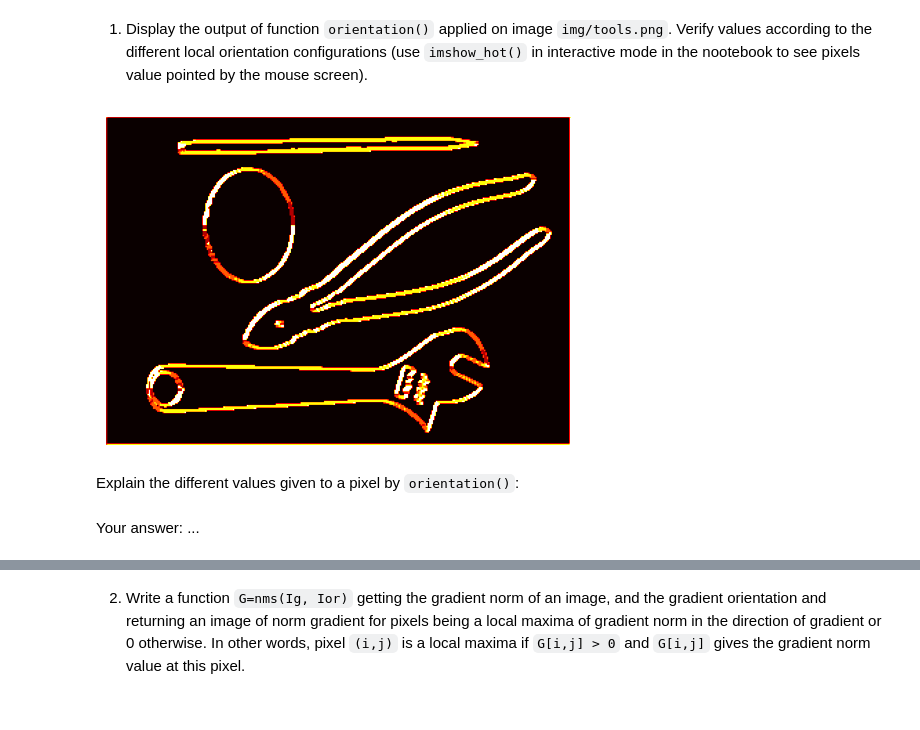
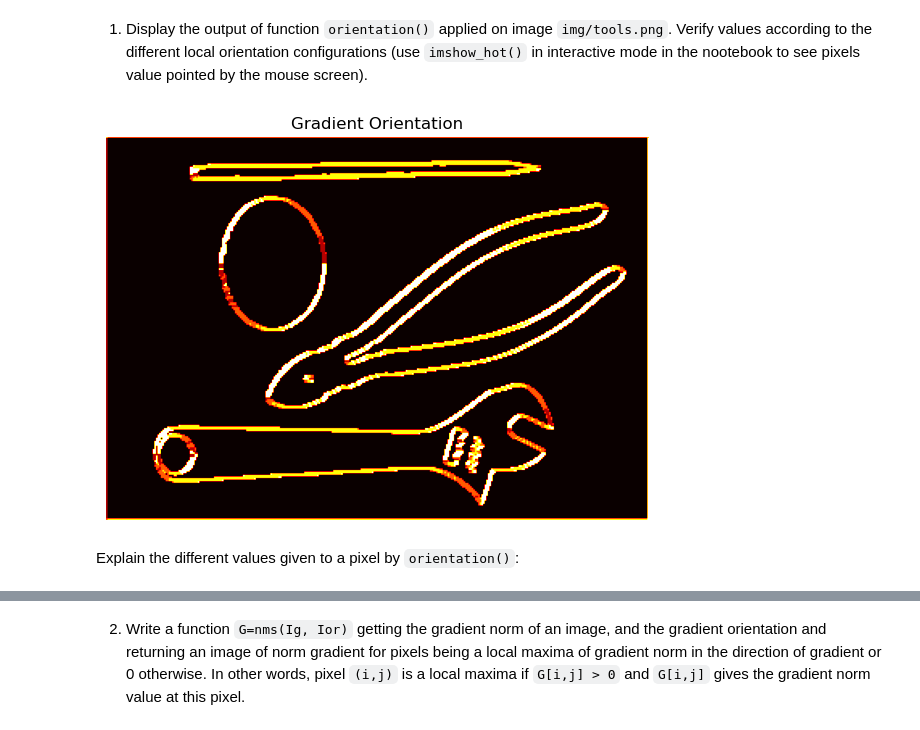
Before and after one commit to ZHANGzhile/BIMA, a Jupyter notebook: TME5/TME5.ipynb, the cells around one changed output, grey strips where cells are left out. Cells and saved outputs as stored; diff of their text form; code cells hidden in the pictures.

```diff
--- a/TME5/TME5.ipynb
+++ b/TME5/TME5.ipynb
@@ -167,14 +193,20 @@ This exercise addresses the problem of a unique localization of edges from a map
 1. Display the output of function `orientation()` applied on image `img/tools.png`. Verify values according to the different local orientation configurations (use `imshow_hot()` in interactive mode in the nootebook to see pixels value pointed by the mouse screen).
 # %%
 # %matplotlib notebook
-#### your answer below
+## your answer below
+
+# Load the 'tools.png' image
 tools = np.array(Image.open('img/tools.png'))
+
+# Apply the Sobel detector
 Ig, Ix, Iy = SobelDetector(tools, 70)
-orient = orientation(Ix, Iy, Ig)
-imshow_hot(orient)
+
+# Compute the orientation of the gradient using the orientation function
+gradient_orientation = orientation(Ix, Iy, Ig)
+
+# Display the gradient orientation using imshow_hot
+imshow_hot(gradient_orientation, title="Gradient Orientation", size=600)
 # %% [output]
-[figure, old version]
+[figure, new version]
 # %% [markdown]
 Explain the different values given to a pixel by `orientation()`:
-# %% [markdown]
-Your answer: ...
```
Also changed, not shown: parts of 17 cells of this notebook.
